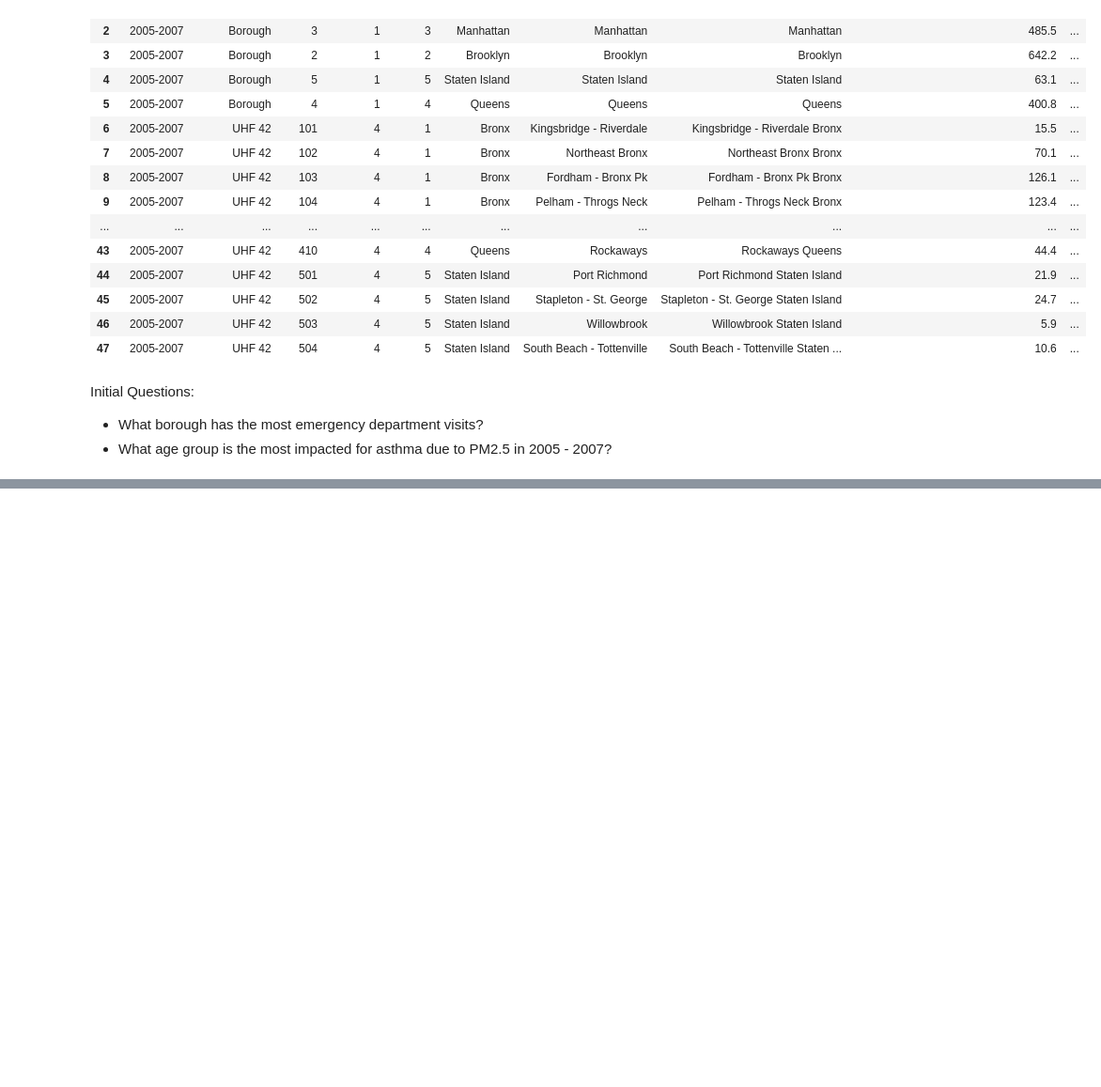
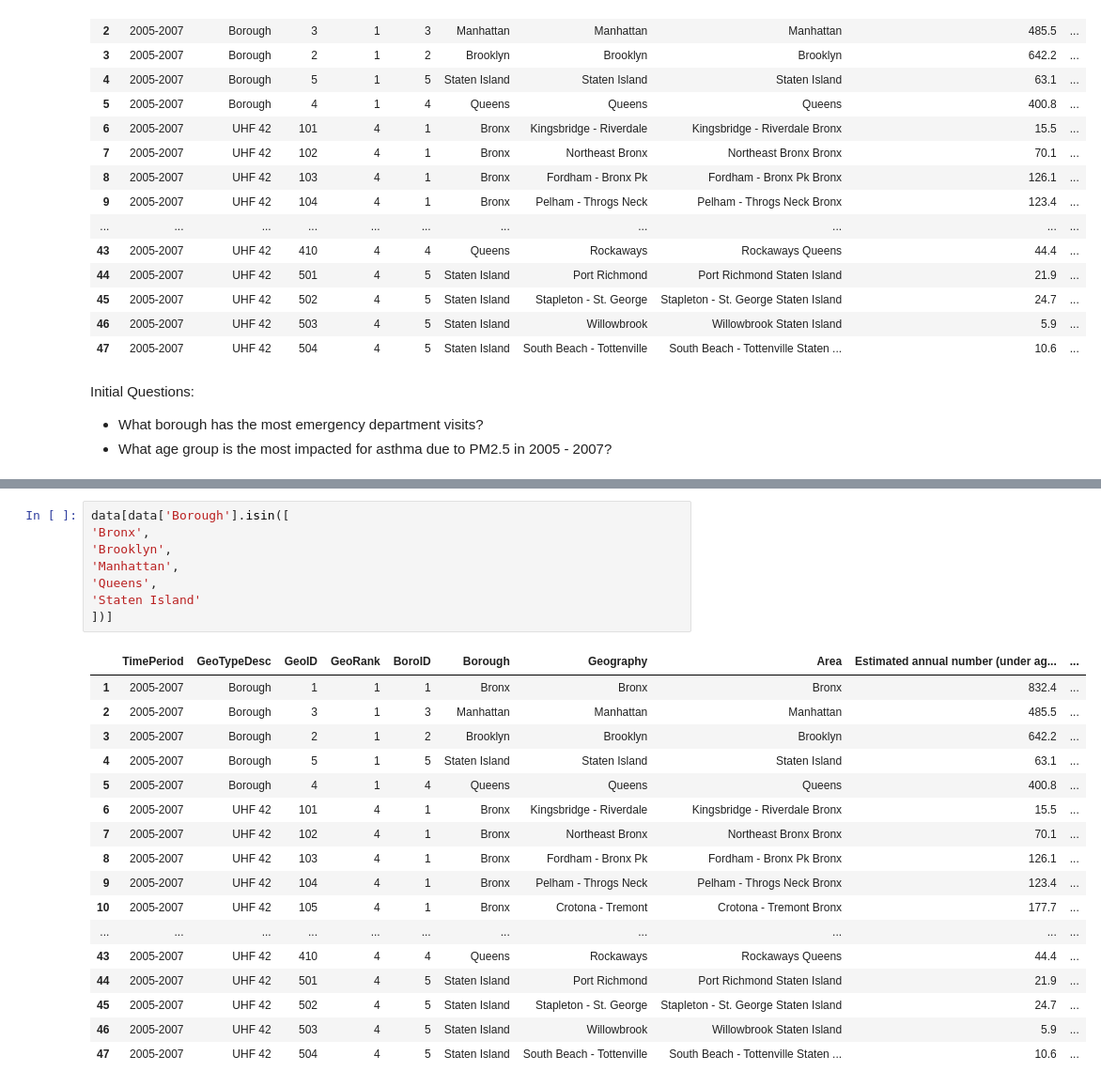
Before and after one commit to Ramanpreet8/AirPollution, a Jupyter notebook: Dataset2.ipynb, the cells around one changed output, grey strips where cells are left out. Shown at 94% size. Drawn from its saved outputs; the diff is of its cells as text; blank space fills up the shorter version.

Commit message:
data cleaning process

```diff
--- a/Dataset2.ipynb
+++ b/Dataset2.ipynb
@@ -29,0 +37,26 @@ Initial Questions:
+# %%
+data[data['Borough'].isin([
+'Bronx',
+'Brooklyn',
+'Manhattan',
+'Queens',
+'Staten Island'
+])]
+# %% [output]
+|  | TimePeriod | GeoTypeDesc | GeoID | GeoRank | BoroID | Borough | Geography | Area | Estimated annual number (under ag... | ... |
+| 1 | 2005-2007 | Borough | 1 | 1 | 1 | Bronx | Bronx | Bronx | 832.4 | ... |
+| 2 | 2005-2007 | Borough | 3 | 1 | 3 | Manhattan | Manhattan | Manhattan | 485.5 | ... |
+| 3 | 2005-2007 | Borough | 2 | 1 | 2 | Brooklyn | Brooklyn | Brooklyn | 642.2 | ... |
+| 4 | 2005-2007 | Borough | 5 | 1 | 5 | Staten Island | Staten Island | Staten Island | 63.1 | ... |
+| 5 | 2005-2007 | Borough | 4 | 1 | 4 | Queens | Queens | Queens | 400.8 | ... |
+| 6 | 2005-2007 | UHF 42 | 101 | 4 | 1 | Bronx | Kingsbridge - Riverdale | Kingsbridge - Riverdale Bronx | 15.5 | ... |
+| 7 | 2005-2007 | UHF 42 | 102 | 4 | 1 | Bronx | Northeast Bronx | Northeast Bronx Bronx | 70.1 | ... |
+| 8 | 2005-2007 | UHF 42 | 103 | 4 | 1 | Bronx | Fordham - Bronx Pk | Fordham - Bronx Pk Bronx | 126.1 | ... |
+| 9 | 2005-2007 | UHF 42 | 104 | 4 | 1 | Bronx | Pelham - Throgs Neck | Pelham - Throgs Neck Bronx | 123.4 | ... |
+| 10 | 2005-2007 | UHF 42 | 105 | 4 | 1 | Bronx | Crotona - Tremont | Crotona - Tremont Bronx | 177.7 | ... |
+| ... | ... | ... | ... | ... | ... | ... | ... | ... | ... | ... |
+| 43 | 2005-2007 | UHF 42 | 410 | 4 | 4 | Queens | Rockaways | Rockaways Queens | 44.4 | ... |
+| 44 | 2005-2007 | UHF 42 | 501 | 4 | 5 | Staten Island | Port Richmond | Port Richmond Staten Island | 21.9 | ... |
+| 45 | 2005-2007 | UHF 42 | 502 | 4 | 5 | Staten Island | Stapleton - St. George | Stapleton - St. George Staten Island | 24.7 | ... |
+| 46 | 2005-2007 | UHF 42 | 503 | 4 | 5 | Staten Island | Willowbrook | Willowbrook Staten Island | 5.9 | ... |
+| 47 | 2005-2007 | UHF 42 | 504 | 4 | 5 | Staten Island | South Beach - Tottenville | South Beach - Tottenville Staten ... | 10.6 | ... |
```
Also changed, not shown: parts of 1 cell of this notebook.
